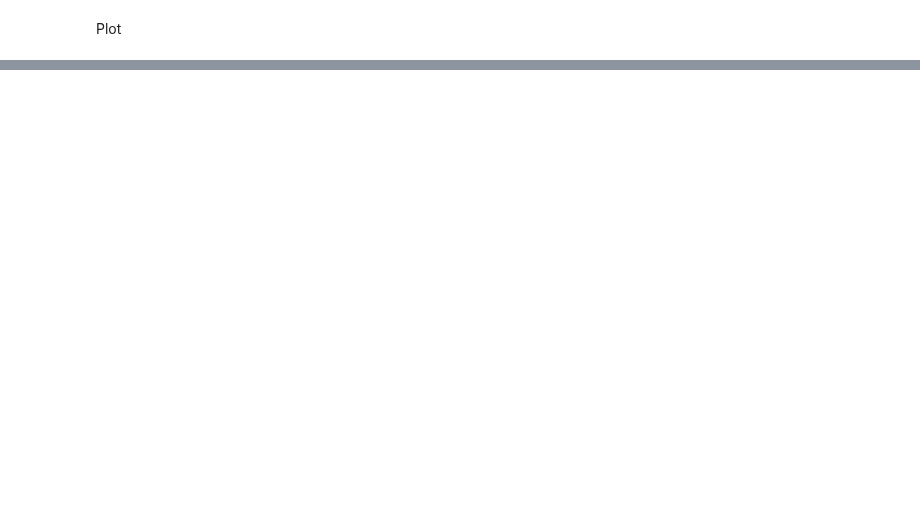
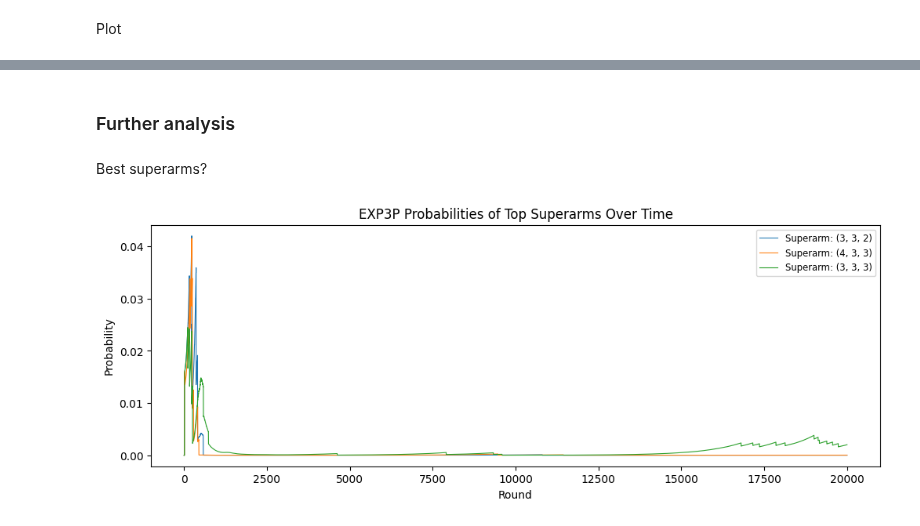
Before and after one commit to peetceenatoo/online-learning, a Jupyter notebook: R4.ipynb, the cells around one changed output, grey strips where cells are left out. Cells and saved outputs as stored; diff of their text form; code cells hidden in the pictures; blank space fills up the shorter version.

```diff
--- a/R4.ipynb
+++ b/R4.ipynb
@@ -608,0 +477,16 @@ Remember the Fixed-Best Clairvoyant playes with oscillating demand
+# %% [markdown]
+### Further analysis
+# %% [markdown]
+Best superarms?
+# %%
+plt.figure(figsize=(12, 4))
+for idx in top_superarm_indices:
+    label = f"Superarm: {tuple(i + 1 for i in agent.superarms[idx])}"
+    plt.plot(np.arange(T), all_probs[:, idx], label=label, linewidth=0.8)
+
+plt.xlabel("Round")
+plt.ylabel("Probability")
+plt.title("EXP3P Probabilities of Top Superarms Over Time")
+_ = plt.legend(loc="upper right", fontsize="small")
+# %% [output]
+[figure, added]
```
Also changed, not shown: parts of 19 cells of this notebook, 1 other file.
